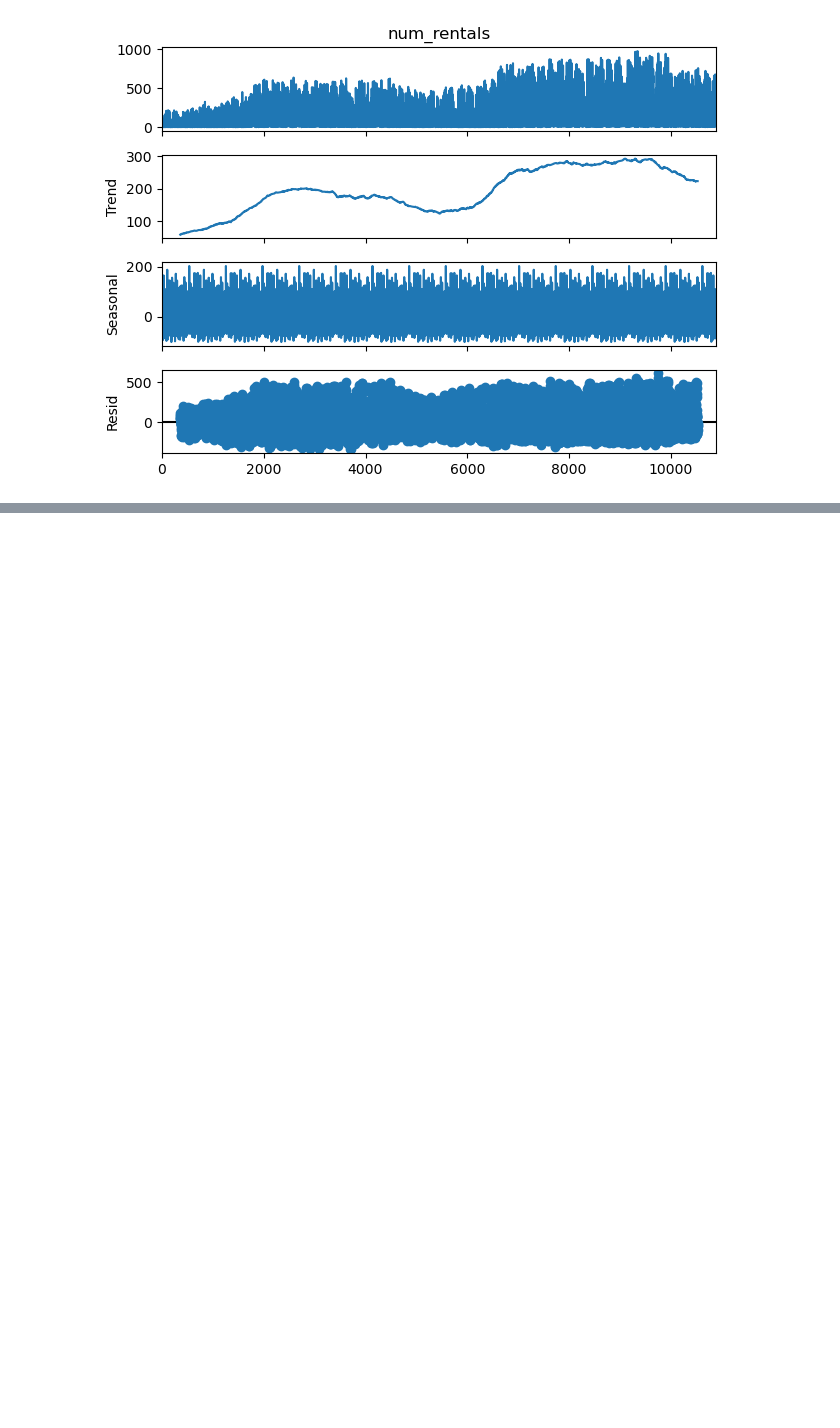
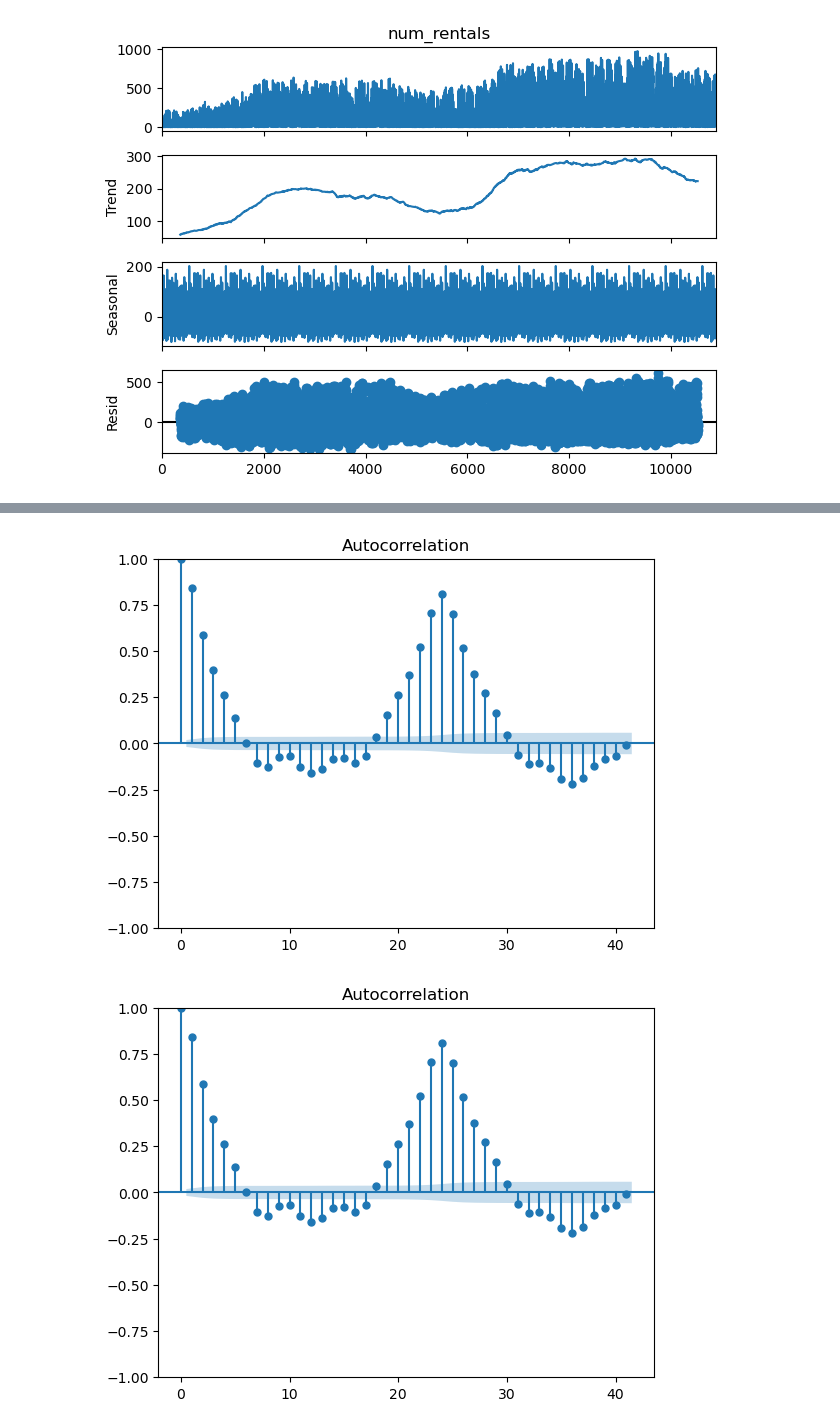
Before and after one commit to di-ton/Machine-Learning, a Jupyter notebook: Time-Series/time_series.ipynb, the cells around one changed output, grey strips where cells are left out. Cells and saved outputs as stored; diff of their text form; code cells hidden in the pictures; blank space fills up the shorter version.

```diff
--- a/Time-Series/time_series.ipynb
+++ b/Time-Series/time_series.ipynb
@@ -685,0 +800,5 @@ seasonal_decompose(bikes_data.num_rentals, period = 24 * 30).plot()
+# %%
+plot_acf(bikes_data.num_rentals)
+# %% [output]
+[figure, added]
+[figure, added]
```
Also changed, not shown: parts of 41 cells of this notebook.
